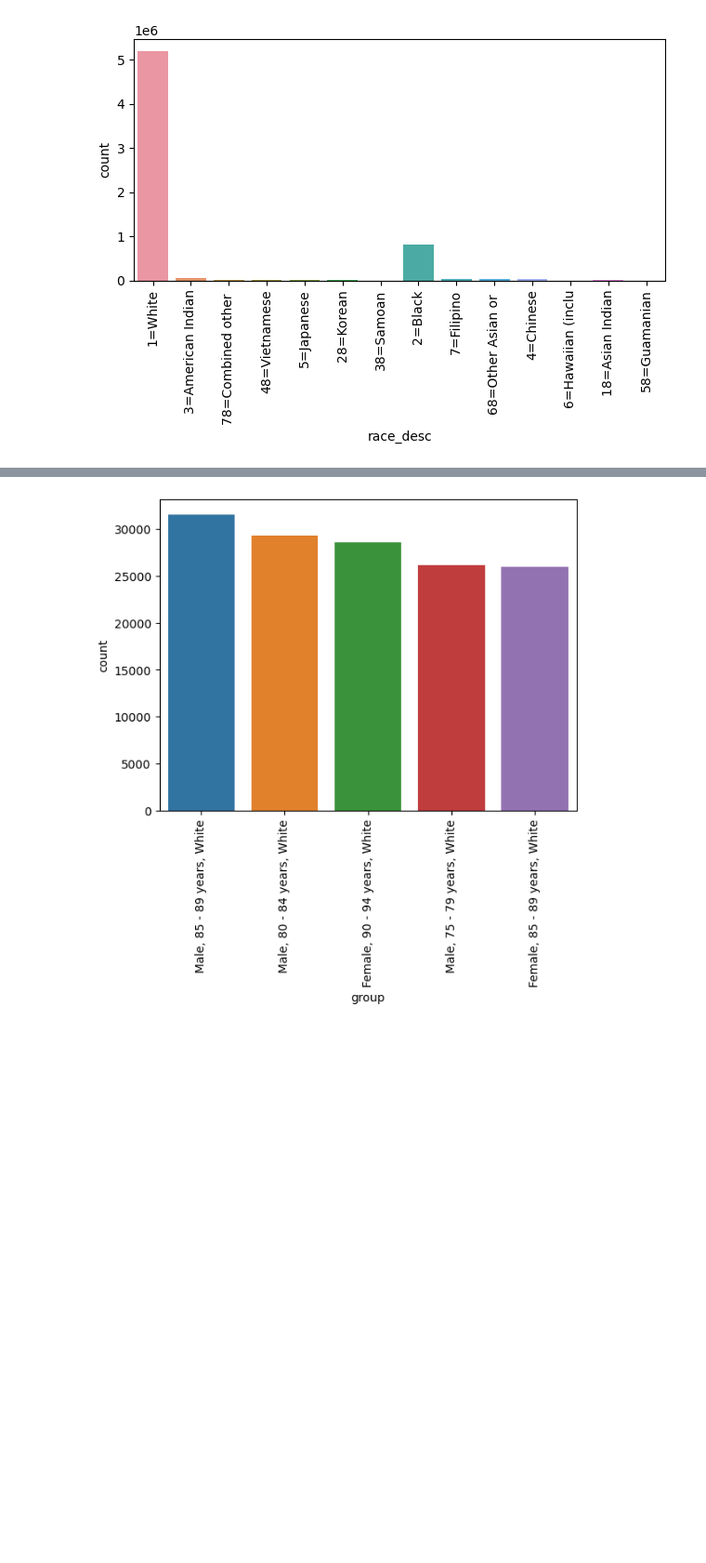
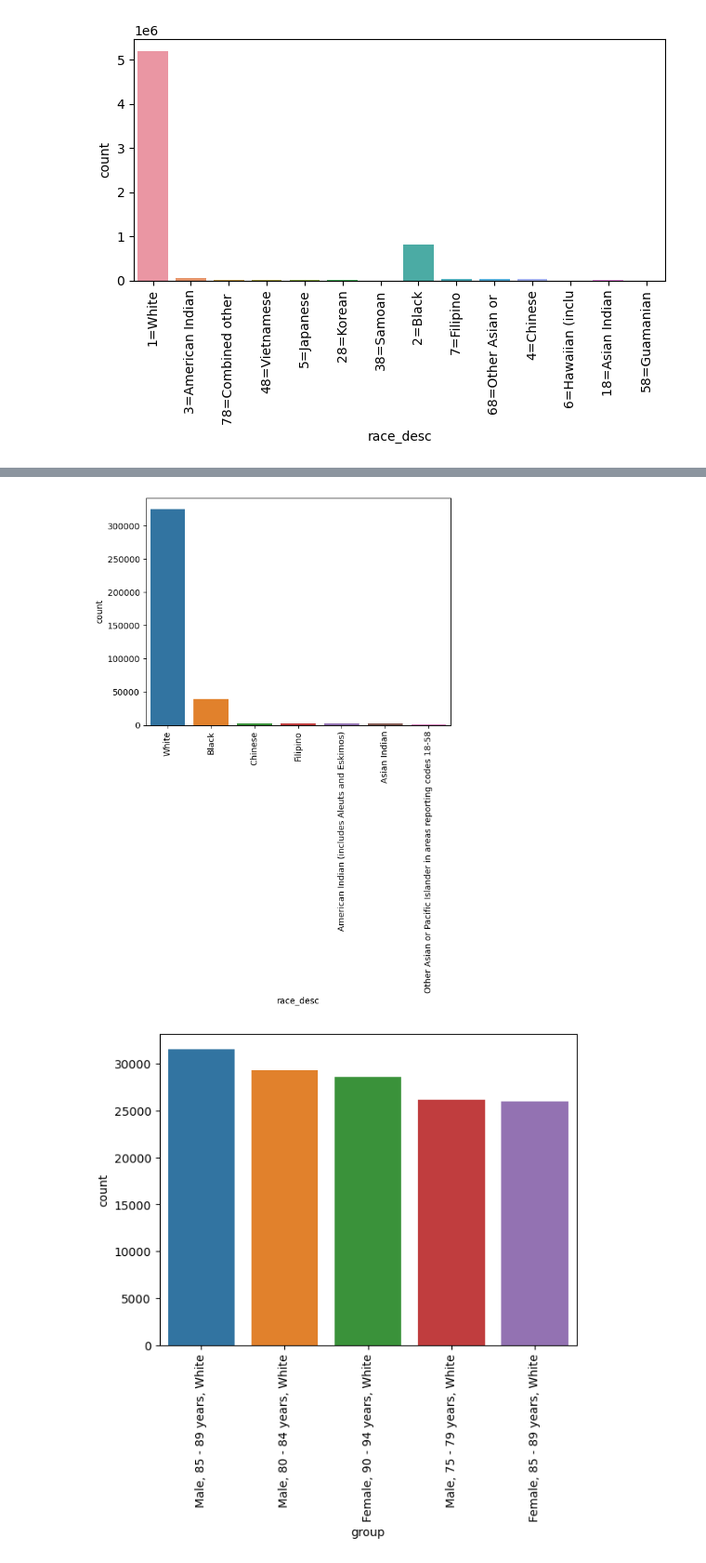
Before and after one commit to blackbrs/diplomado, a Jupyter notebook: Proyecto/Proyecto.ipynb, the cells around one changed output, grey strips where cells are left out. Shown: that part at 93% size. Cells and saved outputs as stored; diff of their text form; code cells hidden in the pictures; blank space fills up the shorter version.

Commit message:
Agregado grafico 8

```diff
--- a/Proyecto/Proyecto.ipynb
+++ b/Proyecto/Proyecto.ipynb
@@ -467 +469,35 @@ countplot.tick_params(axis='x', rotation=0)
+# %%
+# Grafico 7: número de muertes por raza, para la enfermedad con el mayor número de muertes
+carpeta_inicial = RUTA_DATASET_LIMPIADO
+carpeta_diccionario = RUTA_RECODE_DATASER
+anios_estudio = [2019, 2020]
+enfermedad_estudiada = 215
+
+archivo_diccionario = open(carpeta_diccionario + "recode" + str(anios_estudio[0]) + ".json")
+json_diccionario = json.load(archivo_diccionario)
+
+primer_archivo = True
+df_consolidado = ""
+
+for anio_estudio in anios_estudio:
+    if (primer_archivo):
+        df_consolidado = pd.read_csv(carpeta_inicial + str(anio_estudio) + ".csv")
+        primer_archivo = False
+    else:
+        df_anio = pd.read_csv(carpeta_inicial + str(anio_estudio) + ".csv")
+        df_consolidado = pd.concat([df_consolidado, df_anio], axis=0, ignore_index=True)
+
+df_enfermedad_seleccionada = df_consolidado[df_consolidado["ucr358"] == enfermedad_estudiada]
+df_enfermedad_seleccionada["race_desc"] = df_enfermedad_seleccionada.apply(lambda row:
+                       json_diccionario["race"][str(row["race"]).zfill(2)]
+                       , axis=1)
+
+
+order = df_enfermedad_seleccionada["race_desc"].value_counts().index
+countplot = sns.countplot(df_enfermedad_seleccionada, x="race_desc", order=order[:7])
+countplot.tick_params(axis='x', rotation=90)
+#plt.tight_layout()
+plt.show()
+# %% [output]
+[figure, added]
 # %%
```
Also changed, not shown: parts of 2 cells of this notebook.
